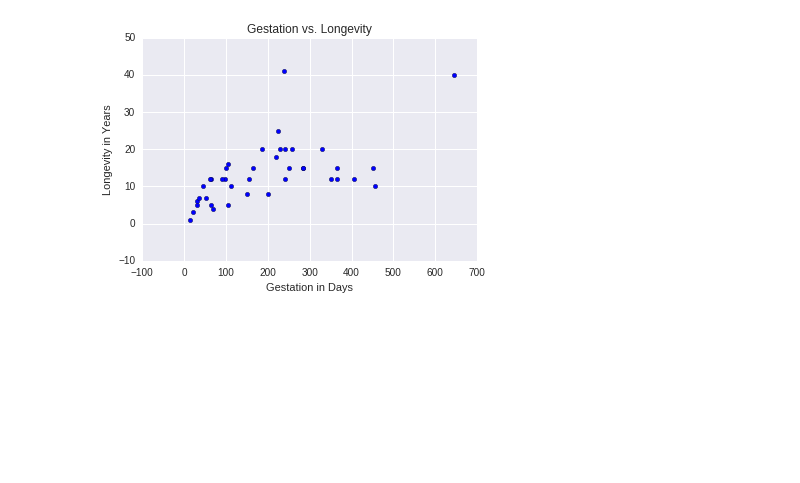
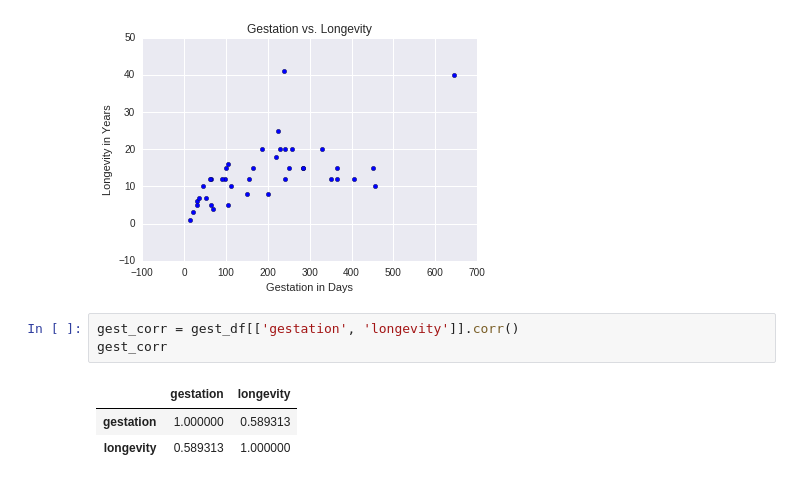
Before and after one commit to charlesmilam/udacity, a Jupyter notebook: inferStats/lesson8/Lesson_8.ipynb, the cells around one changed output. Saved outputs shown, nothing was run; the diff lists cells and outputs as text; blank space fills up the shorter version.

Commit message:
calc r for gestation/longevity

```diff
--- a/inferStats/lesson8/Lesson_8.ipynb
+++ b/inferStats/lesson8/Lesson_8.ipynb
@@ -146,3 +146,10 @@ plt.ylabel('Longevity in Years')
 plt.show()
 # %% [output]
 [figure]
+# %%
+gest_corr = gest_df[['gestation', 'longevity']].corr()
+gest_corr
+# %% [output]
+|  | gestation | longevity |
+| gestation | 1.000000 | 0.589313 |
+| longevity | 0.589313 | 1.000000 |
```
